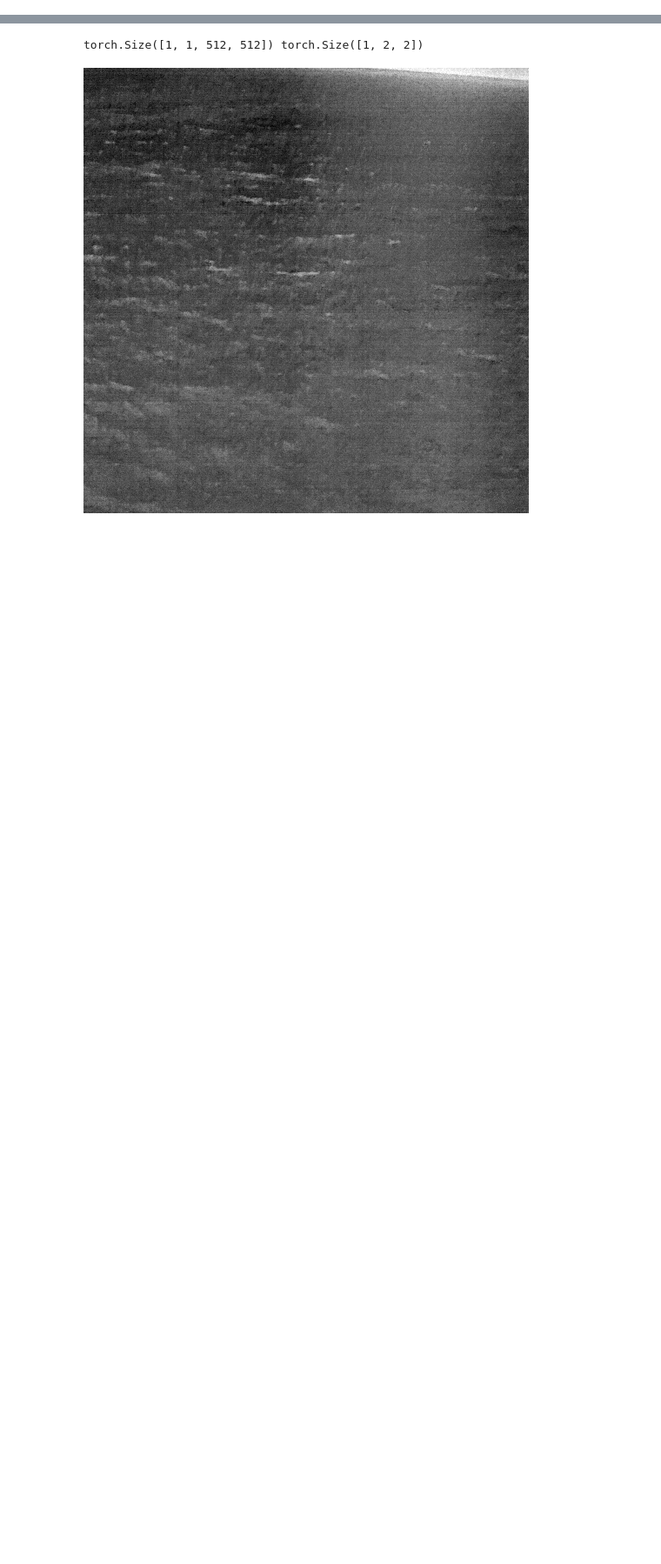
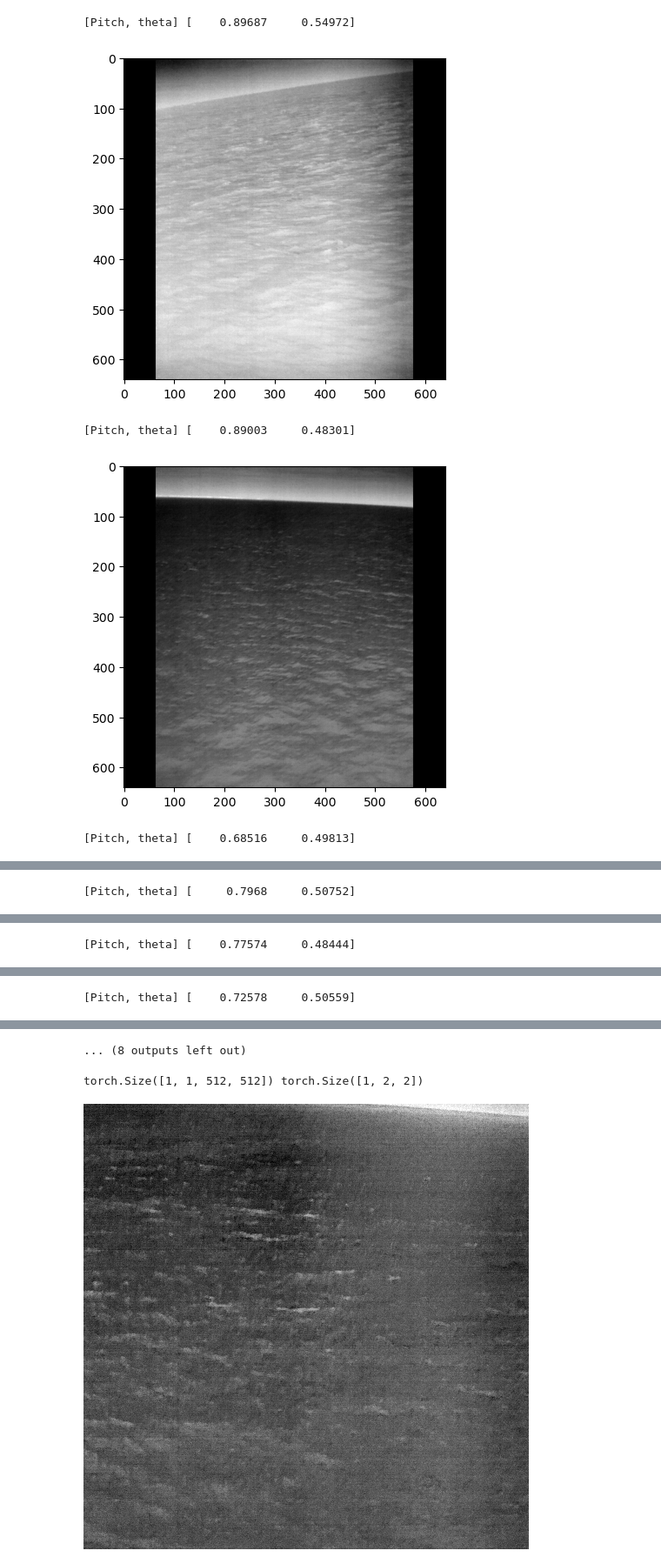
Before and after one commit to BSB-Group/yolov5, a Jupyter notebook: horizon/dataloaders_examples.ipynb, the cells around one changed output, grey strips where cells are left out. Shown at 87% size. Drawn from its saved outputs; the diff is of its cells as text; code cells hidden in the pictures; blank space fills up the shorter version.

Commit message:
add pitch and yaw targets

```diff
--- a/horizon/dataloaders_examples.ipynb
+++ b/horizon/dataloaders_examples.ipynb
@@ -8,26 +16,0 @@ from torchvision import transforms as T
-# %%
-def transforms(img, target):
-    # TODO: complete this function
-    # letterbox transform (640 x 640)
-    # target transform: points --> pitch, theta
-
-    # transform image
-    img = T.Compose(
-        [
-            T.CenterCrop(512),
-            T.ToTensor(),
-        ]
-    )(img)
-
-    # transform target
-    target = np.array(target)
-
-    return img, target
-
-
-dataset = HorizonDataset(
-    dataset=(fo.load_dataset("TRAIN_THERMAL_DATASET_2023_06")
-             .match(F("ground_truth_pl.polylines.closed") == [False])),  # only open polylines
-    transforms=transforms
-)
-dataloader = DataLoader(dataset, batch_size=1, shuffle=True, num_workers=1)
@@ -33,0 +69,15 @@ dataloader = DataLoader(dataset, batch_size=1, shuffle=True, num_workers=1)
+# %%
+# Have a look at a few examples in the dataset to assess the transformed images and targets
+import matplotlib.pyplot as plt
+for i in range(10):
+    idx = np.random.randint(low=0, high=len(dataset))
+    sample = dataset[i]
+    print("[Pitch, theta]", sample[1])
+    plt.imshow(sample[0].numpy().transpose(1,2,0))
+    plt.show()
+# %% [output]
+[Pitch, theta] [    0.89687     0.54972]
+[figure, added]
+[Pitch, theta] [    0.89003     0.48301]
+[figure, added]
+[Pitch, theta] [    0.68516     0.49813]
@@ -33,0 +85 @@ dataloader = DataLoader(dataset, batch_size=1, shuffle=True, num_workers=1)
+[Pitch, theta] [     0.7968     0.50752]
@@ -33,0 +87 @@ dataloader = DataLoader(dataset, batch_size=1, shuffle=True, num_workers=1)
+[Pitch, theta] [    0.77574     0.48444]
@@ -33,0 +89 @@ dataloader = DataLoader(dataset, batch_size=1, shuffle=True, num_workers=1)
+[Pitch, theta] [    0.72578     0.50559]
@@ -34,3 +91,4 @@ dataloader = DataLoader(dataset, batch_size=1, shuffle=True, num_workers=1)
+... (8 outputs left out)
 # %%
 for img, target in dataloader:
     # TODO: reconstruct image (visible 8bit)
```
Also changed, not shown: parts of 5 cells of this notebook, 2 other files.
